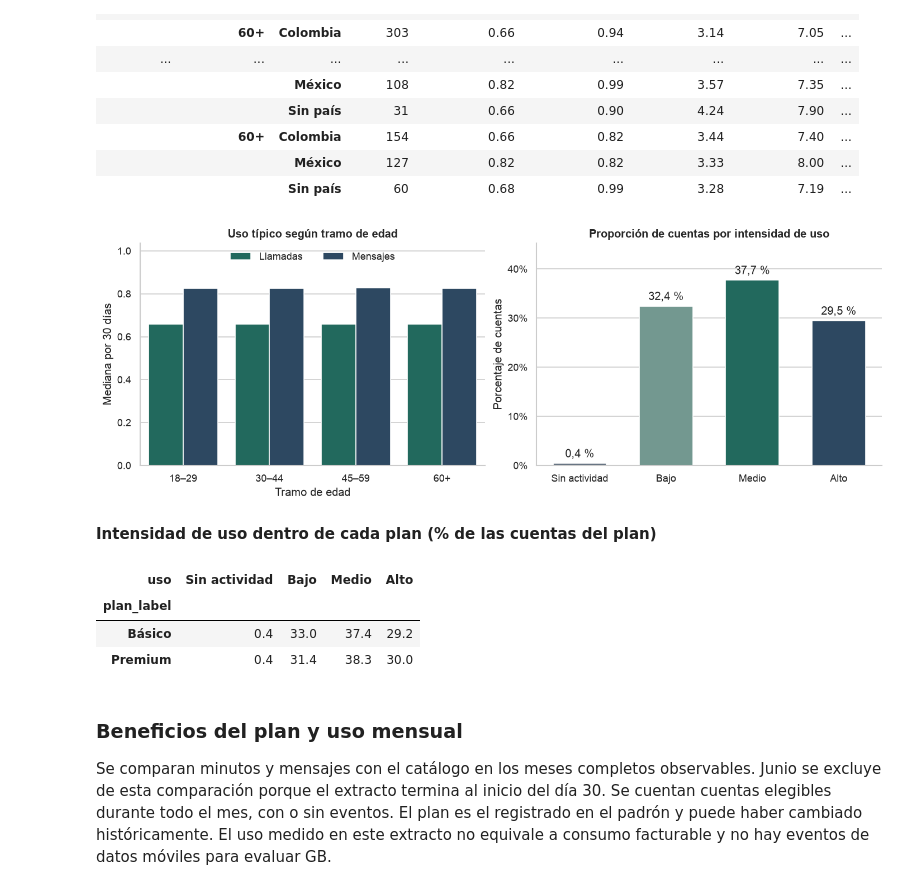
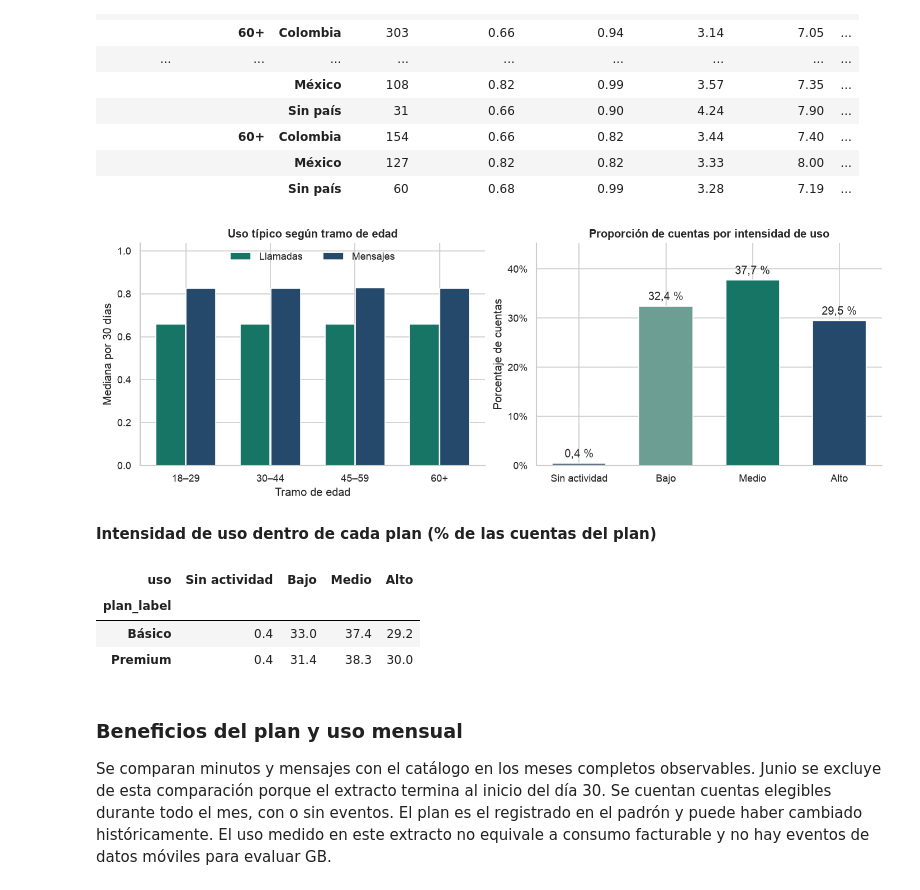
Before and after one commit to dcamachos199-svg/connectatel-sprint-7, a Jupyter notebook: ConnectaTel.ipynb, the cells around one changed output. Drawn from its saved outputs; the diff is of its cells as text; code cells hidden in the pictures.

```diff
--- a/ConnectaTel.ipynb
+++ b/ConnectaTel.ipynb
@@ -33,6 +33,7 @@ configured = os.getenv('CONNECTATEL_DATA_DIR')
 locations = [Path(configured)] if configured else [Path('data'), Path('/datasets'), Path('.')]
 DATA_DIR = next((folder for folder in locations if all((folder / name).is_file() for name in FILE_KEYS)),
                 locations[0])
+TIMESTAMP_FORMAT = '%Y-%m-%d %H:%M:%S.%f'
 missing_files = [name for name in FILE_KEYS if not (DATA_DIR / name).is_file()]
 if missing_files:
     raise FileNotFoundError(f'Faltan en {DATA_DIR}: {", ".join(missing_files)}. Consulta el README.')
@@ -147,7 +148,7 @@ for col in ['city', 'plan']:
 display(usage_raw['type'].value_counts(dropna=False).rename('eventos').to_frame())
 
 for label, col in [('Año de registro', users_raw['reg_date']), ('Año de actividad', usage_raw['date'])]:
-    dates = pd.to_datetime(col, format='ISO8601', errors='coerce')
+    dates = pd.to_datetime(col, format=TIMESTAMP_FORMAT, errors='coerce')
     display(dates.dt.year.value_counts(dropna=False).sort_index().rename(label).to_frame())
 
 null_by_type = usage_raw.groupby('type')[['duration', 'length']].agg(lambda col: 100 * col.isna().mean())
@@ -235,7 +236,7 @@ def unique_rows(frame, key, label):
 
 
 def date_iso(col):
-    return pd.to_datetime(col, format='ISO8601', errors='coerce').dt.as_unit('ns')
+    return pd.to_datetime(col, format=TIMESTAMP_FORMAT, errors='coerce')
 
 
 def parse_churn(value):
@@ -247,7 +248,7 @@ def parse_churn(value):
             return pd.to_datetime(int(Decimal(value.replace(',', '.'))), unit='ns', errors='coerce')
         except (InvalidOperation, ValueError, OverflowError):
             return pd.NaT
-    return pd.to_datetime(value, format='ISO8601', errors='coerce')
+    return pd.to_datetime(value, errors='coerce')
 
 
 def number(col):
@@ -784,30 +785,28 @@ Umbrales de actividad por 30 días: P25 = 1.32, P75 = 1.98.
 |  |  | Sin país | 60 | 0.68 | 0.99 | 3.28 | 7.19 | ... |
 # %%
 fig, axes = plt.subplots(1, 2, figsize=(11.7, 4.1), layout='constrained')
-age_plot = by_age.drop(index='Sin edad').reset_index().melt(
-    id_vars='edad_grupo', value_vars=['llamadas_30d', 'mensajes_30d'], var_name='Canal', value_name='Mediana')
-age_plot['Canal'] = age_plot['Canal'].map({'llamadas_30d': 'Llamadas', 'mensajes_30d': 'Mensajes'})
-sns.barplot(data=age_plot, x='edad_grupo', y='Mediana', hue='Canal', order=age_order[:-1],
-            palette={'Llamadas': TEAL, 'Mensajes': NAVY}, errorbar=None, ax=axes[0])
+age_plot = by_age.loc[age_order[:-1], ['llamadas_30d', 'mensajes_30d']]
+x = np.arange(len(age_plot))
+axes[0].bar(x - .18, age_plot['llamadas_30d'], width=.35, color=TEAL, label='Llamadas')
+axes[0].bar(x + .18, age_plot['mensajes_30d'], width=.35, color=NAVY, label='Mensajes')
+axes[0].set_xticks(x, labels=age_plot.index)
 axes[0].set(title='Uso típico según tramo de edad', xlabel='Tramo de edad', ylabel='Mediana por 30 días')
-axes[0].set_ylim(top=age_plot['Mediana'].max() * 1.25)
+axes[0].set_ylim(top=age_plot.max().max() * 1.25)
 axes[0].legend(frameon=False, loc='upper center', ncol=2)
-sns.countplot(data=stable, x='uso', order=behaviour_order, stat='percent', hue='uso',
-              hue_order=behaviour_order, palette=[SLATE, '#6D9E94', TEAL, NAVY], legend=False,
-              dodge=False, width=.62, ax=axes[1])
+usage_pct = 100 * stable['uso'].value_counts(normalize=True).reindex(behaviour_order)
+bars = axes[1].bar(usage_pct.index, usage_pct, color=[SLATE, '#6D9E94', TEAL, NAVY], width=.62)
 axes[1].set(title='Proporción de cuentas por intensidad de uso', xlabel='', ylabel='Porcentaje de cuentas')
 axes[1].yaxis.set_major_formatter(PercentFormatter(xmax=100, decimals=0))
-axes[1].set_ylim(top=100 * stable['uso'].value_counts(normalize=True).max() * 1.2)
-for bars in axes[1].containers:
-    axes[1].bar_label(bars, labels=[f'{bar.get_height():.1f} %'.replace('.', ',') for bar in bars], padding=4)
+axes[1].set_ylim(top=usage_pct.max() * 1.2)
+axes[1].bar_label(bars, labels=[f'{value:.1f} %'.replace('.', ',') for value in usage_pct], padding=4)
 sns.despine(fig=fig, left=False)
 plt.show()
 
 display(Markdown('**Intensidad de uso dentro de cada plan (% de las cuentas del plan)**'))
 display((100 * pd.crosstab(stable['plan_label'], stable['uso'], normalize='index'))
         .reindex(columns=behaviour_order, fill_value=0).round(1))
 # %% [output]
-[figure, old version]
+[figure, new version]
 **Intensidad de uso dentro de cada plan (% de las cuentas del plan)**
 | uso | Sin actividad | Bajo | Medio | Alto |
 | plan_label |  |  |  |  |
```
